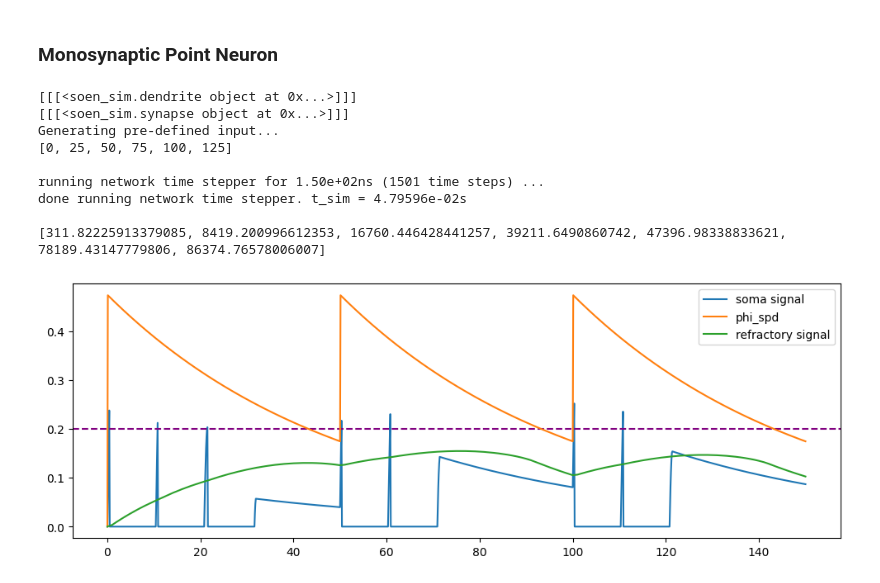
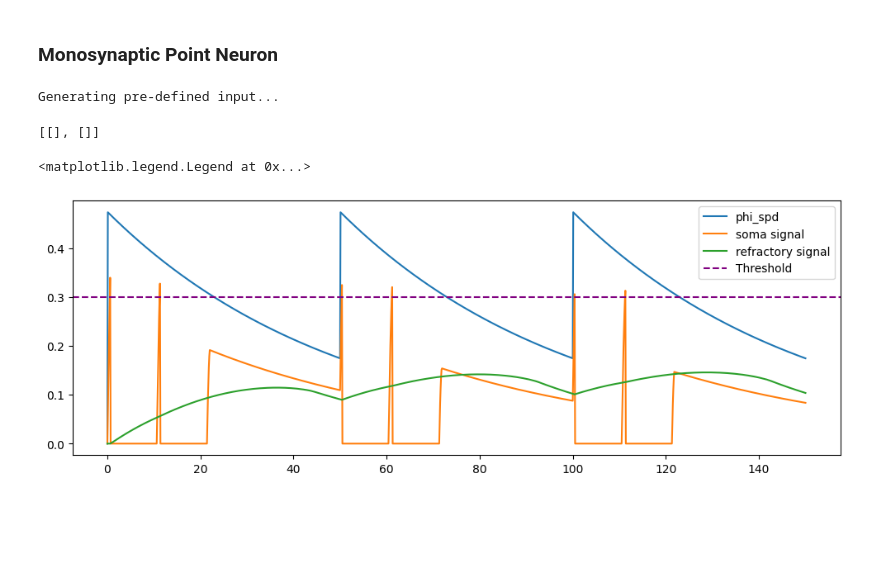
Before and after one commit to ryangitsit/sim_soens, a Jupyter notebook: neuron_motif_tour.ipynb, the cells around one changed output. Cells and saved outputs as stored; diff of their text form; code cells hidden in the pictures; blank space fills up the shorter version.

Commit message:
neuron library start

```diff
--- a/neuron_motif_tour.ipynb
+++ b/neuron_motif_tour.ipynb
@@ -8,47 +8,38 @@ from params import default_neuron_params
 from soen_sim import input_signal, synapse, neuron, network
 # %% [markdown]
 ### Monosynaptic Point Neuron
+# %%
+times = np.arange(0,150,25)
+indices = np.zeros(len(times)).astype(int)
+def_spikes = [indices,times]
+input = SuperInput(channels=1, type='defined', defined_spikes=def_spikes, duration=150)
+default_ib = default_neuron_params['ib_n']
+# %% [output]
+Generating pre-defined input...
 # %%
 synaptic_structure = [[[1]]]
+
 mono = NeuralZoo(type="custom",synaptic_structure=synaptic_structure,**default_neuron_params)
-
-# def_spikes = [np.zeros(3).astype(int),np.array([.5,10,75])]
-
-times = np.arange(0,150,25)
-indices = np.zeros(len(times)).astype(int)
-def_spikes = [indices,times]
-input = SuperInput(channels=1, type='defined', defined_spikes=def_spikes, duration=150)
 mono.synapses[0][0][0].add_input(input.signals[0])
 
 net = network(name = 'network_under_test')
 net.add_neuron(mono.neuron)
 net.run_sim(dt = .1, tf = 150)
 net.get_recordings()
-print(net.neurons[1].spike_times)
 
-spd = mono.dendrites[0][0][0].synaptic_inputs[1].phi_spd
-
-dend_s = mono.dendrites[0][0][0].s
-signal = net.neurons[1].dend__nr_ni.s
-ref = net.neurons[1].dend__ref.s
+spd = mono.synapses[0][0][0].phi_spd
+signal = mono.dendrites[0][0][0].s
+ref = mono.neuron.dend__ref.s
 
 plt.figure(figsize=(12,4))
-plt.plot(net.t,net.signal[0], label='soma signal')
-# plt.plot(net.spikes[1],net.spike_signals[0],'xk', label='neuron fires')
-plt.axhline(y = mono.s_th, color = 'purple', linestyle = '--')
+
 plt.plot(net.t,spd, label='phi_spd')
-# plt.plot(net.t,dend_s, label='dendrite signal')
-plt.plot(ref[::10], label='refractory signal')
+plt.plot(net.t,signal, label='soma signal')
+plt.plot(net.t,ref, label='refractory signal')
+
+plt.axhline(y = mono.s_th, color = 'purple', linestyle = '--',label='Threshold')
 plt.legend()
-plt.show()
 # %% [output]
-[[[<soen_sim.dendrite object at 0x...>]]]
-[[[<soen_sim.synapse object at 0x...>]]]
-Generating pre-defined input...
-[0, 25, 50, 75, 100, 125]
-
-running network time stepper for 1.50e+02ns (1501 time steps) ...
-done running network time stepper. t_sim = 4.79596e-02s
-
-[311.82225913379085, 8419.200996612353, 16760.446428441257, 39211.6490860742, 47396.98338833621, 78189.43147779806, 86374.76578006007]
+[[], []]
+<matplotlib.legend.Legend at 0x...>
-[figure, old version]
+[figure, new version]
```
Also changed, not shown: parts of 6 cells of this notebook, 5 other files.
